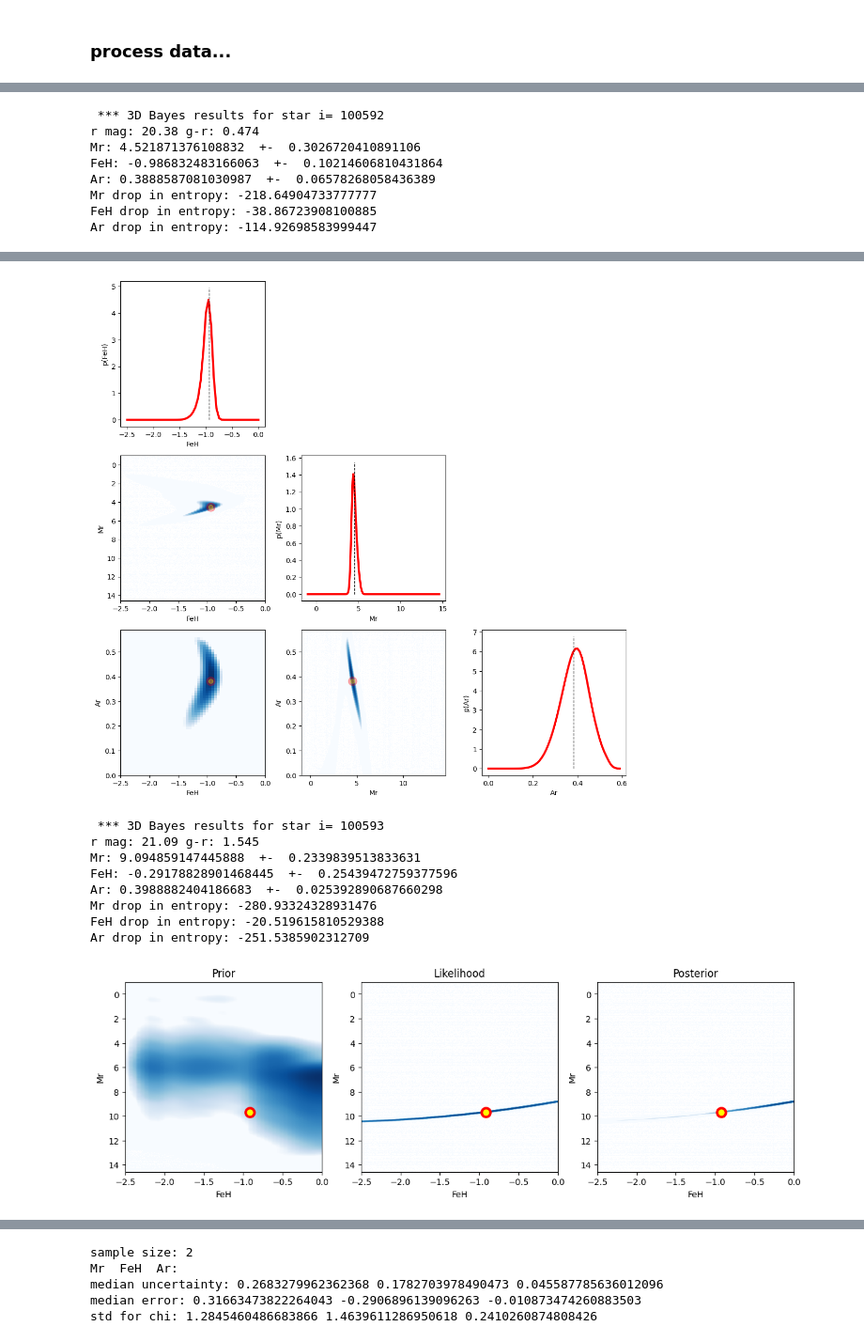
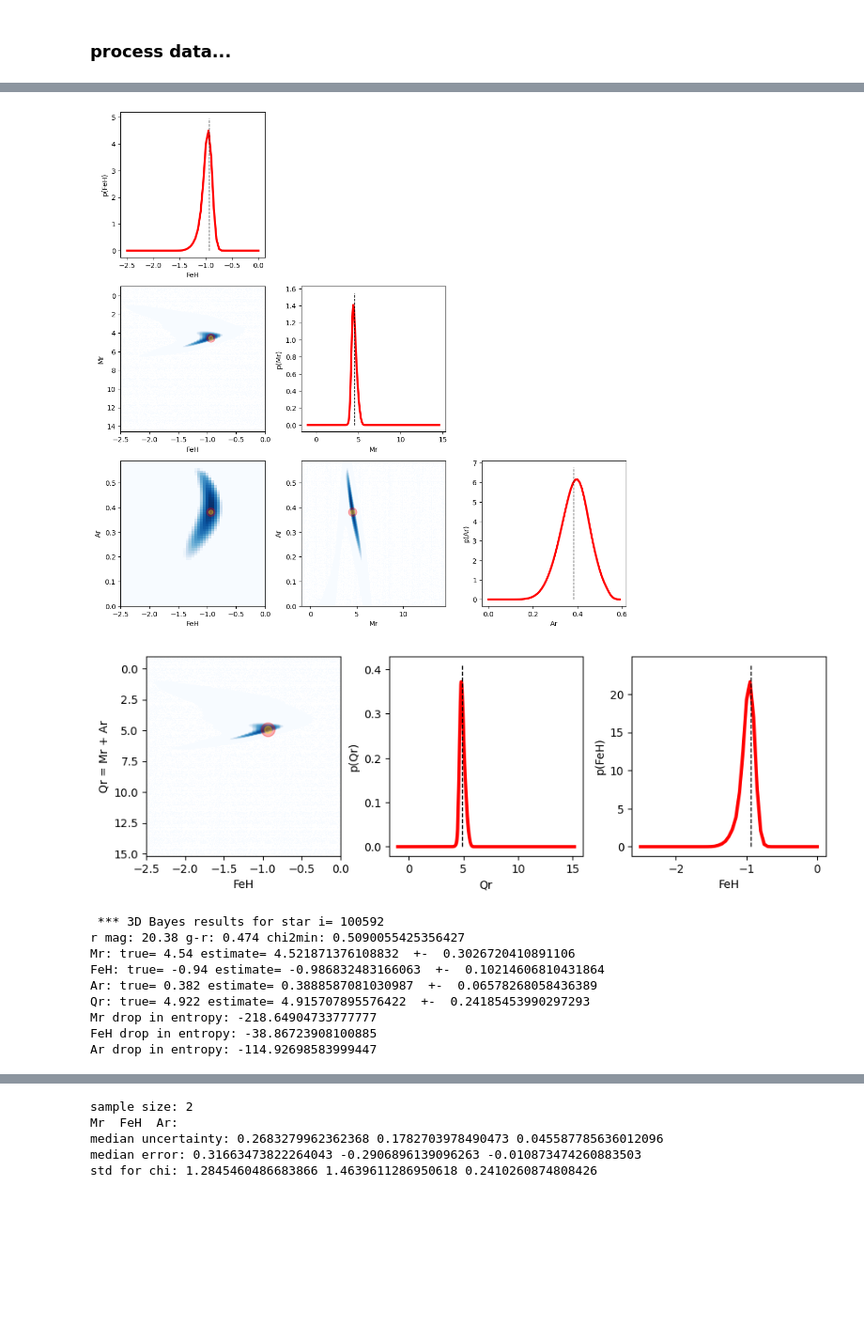
Before and after one commit to labastro-rbi/photoD, a Jupyter notebook: notebooks/exampleBayesMethod3D.ipynb, the cells around one changed output, grey strips where cells are left out. Shown at 94% size. Cells and saved outputs as stored; diff of their text form; code cells hidden in the pictures; blank space fills up the shorter version.

```diff
--- a/notebooks/exampleBayesMethod3D.ipynb
+++ b/notebooks/exampleBayesMethod3D.ipynb
@@ -97,43 +97,37 @@ Made model locus3D list in 95 seconds.
 # %%
 iStart = 1  #
 iEnd = -1    # if <0: do all stars
 myStars = [0, 10, 100, 195, 100592, 710592, 1000, 10000]  # for method illustration, make plots for these stars
 myStars = [] # no plots when measuring speed
 verb=True
 
 ### TESTS (set to False to bypass)
 if True:
     iStart = 100592  # for testing option restrictLocus=True in bt.makeBayesEstimates3D
-    iEnd = iStart + 2
-    myStars = [100592, 100593]
+    iEnd = iStart + 6
+    myStars = [100592, 100593, 100594, 100595, 100596]
+    #myStars = [100592]
     outfile = '../data/simCatalog_three_pix_triout_chiTest4_BayesEstimates3Ddiscard.txt'
     ############
 
 timeStart = !date +%s
-bt.makeBayesEstimates3D(catalog, fitColors, locusData, locus3DList, ArGridList, priorsRootName, outfile, iStart, iEnd, myStars, verbose=verb)
+postCube, Mr1d, FeH1d, Ar1d = bt.makeBayesEstimates3D(catalog, fitColors, locusData, locus3DList, ArGridList, priorsRootName, outfile, iStart, iEnd, myStars, verbose=verb)
 # 2D version, where prior for Ar is set to the true value for each star
 # bt.makeBayesEstimates2D(catalog, fitColors, OKlocus, priorsRootName, outfile, iStart, iEnd, myStars, verbose=False)
 timeEnd = !date +%s
 runTime = int(timeEnd[0])-int(timeStart[0])
 print('Finished in', runTime, 'seconds.')
 # %% [output]
- *** 3D Bayes results for star i= 100592
-r mag: 20.38 g-r: 0.474
-Mr: 4.521871376108832  +-  0.3026720410891106
-FeH: -0.986832483166063  +-  0.10214606810431864
-Ar: 0.3888587081030987  +-  0.06578268058436389
-Mr drop in entropy: -218.64904733777777
-FeH drop in entropy: -38.86723908100885
-Ar drop in entropy: -114.92698583999447
 [figure]
 [figure]
 [figure]
- *** 3D Bayes results for star i= 100593
-r mag: 21.09 g-r: 1.545
-Mr: 9.094859147445888  +-  0.2339839513833631
-FeH: -0.29178828901468445  +-  0.25439472759377596
-Ar: 0.3988882404186683  +-  0.025392890687660298
-Mr drop in entropy: -280.93324328931476
-FeH drop in entropy: -20.519615810529388
-Ar drop in entropy: -251.5385902312709
-[figure, old version]
+[figure, new version]
+ *** 3D Bayes results for star i= 100592
+r mag: 20.38 g-r: 0.474 chi2min: 0.5090055425356427
+Mr: true= 4.54 estimate= 4.521871376108832  +-  0.3026720410891106
+FeH: true= -0.94 estimate= -0.986832483166063  +-  0.10214606810431864
+Ar: true= 0.382 estimate= 0.3888587081030987  +-  0.06578268058436389
+Qr: true= 4.922 estimate= 4.915707895576422  +-  0.24185453990297293
+Mr drop in entropy: -218.64904733777777
+FeH drop in entropy: -38.86723908100885
+Ar drop in entropy: -114.92698583999447
```
Also changed, not shown: parts of 9 cells of this notebook, 1 other file.
